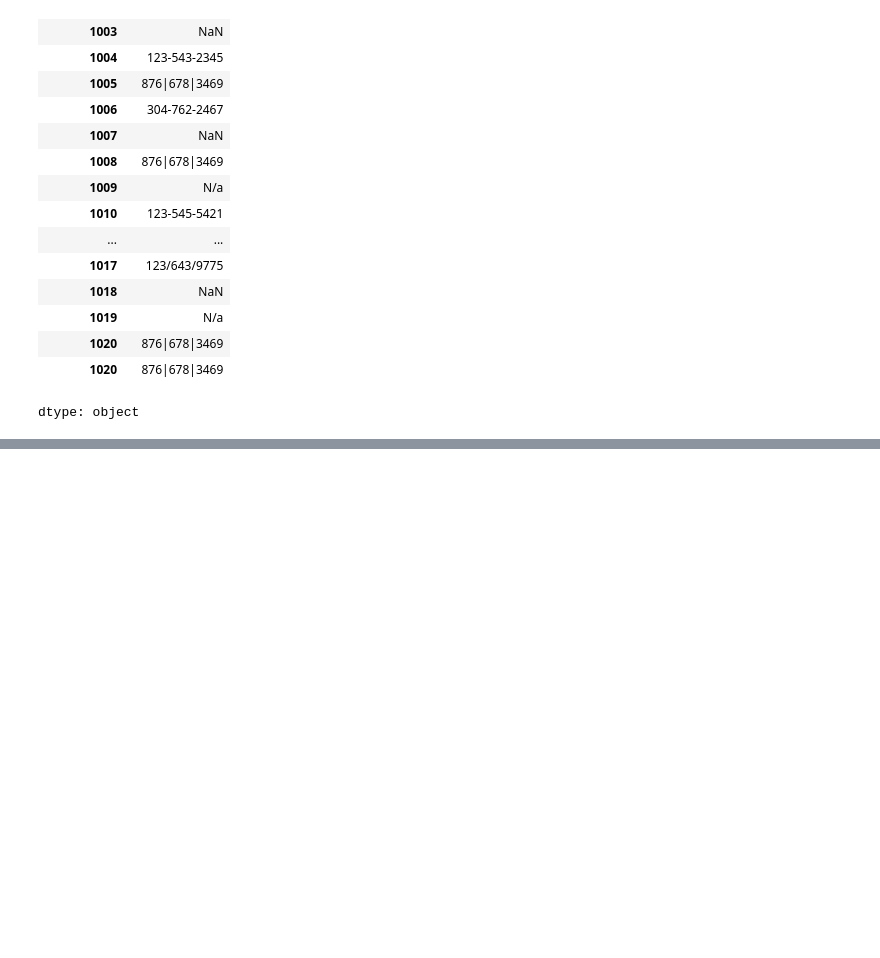
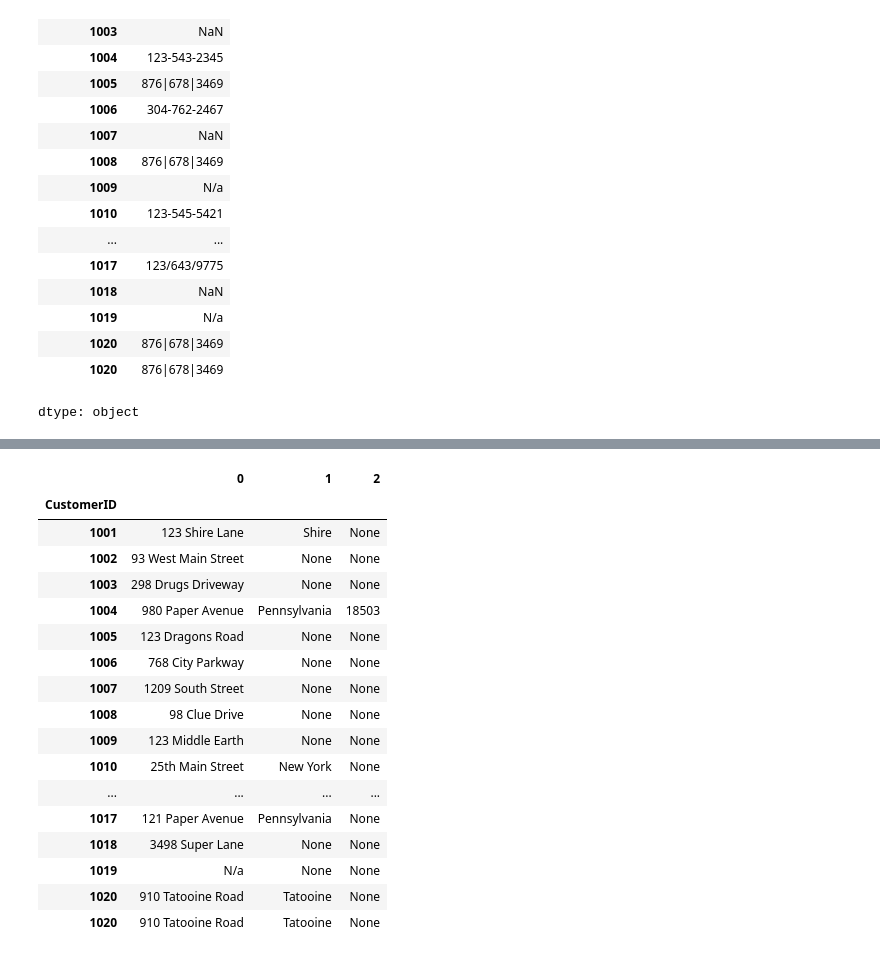
Before and after one commit to Abdelrhman129/my-_colab_notbook, a Jupyter notebook: Data_Anlalysis_Phython.ipynb, the cells around one changed output, grey strips where cells are left out. Cells and saved outputs as stored; diff of their text form; code cells hidden in the pictures; blank space fills up the shorter version.

```diff
--- a/Data_Anlalysis_Phython.ipynb
+++ b/Data_Anlalysis_Phython.ipynb
@@ -1074,0 +1092,21 @@ df
+# %%
+df['Address'].str.split(pat=',', n=2, expand=True)
+# %% [output]
+|  | 0 | 1 | 2 |
+| CustomerID |  |  |  |
+| 1001 | 123 Shire Lane | Shire | None |
+| 1002 | 93 West Main Street | None | None |
+| 1003 | 298 Drugs Driveway | None | None |
+| 1004 | 980 Paper Avenue | Pennsylvania | 18503 |
+| 1005 | 123 Dragons Road | None | None |
+| 1006 | 768 City Parkway | None | None |
+| 1007 | 1209 South Street | None | None |
+| 1008 | 98 Clue Drive | None | None |
+| 1009 | 123 Middle Earth | None | None |
+| 1010 | 25th Main Street | New York | None |
+| ... | ... | ... | ... |
+| 1017 | 121 Paper Avenue | Pennsylvania | None |
+| 1018 | 3498 Super Lane | None | None |
+| 1019 | N/a | None | None |
+| 1020 | 910 Tatooine Road | Tatooine | None |
+| 1020 | 910 Tatooine Road | Tatooine | None |
```
Also changed, not shown: parts of 8 cells of this notebook.
